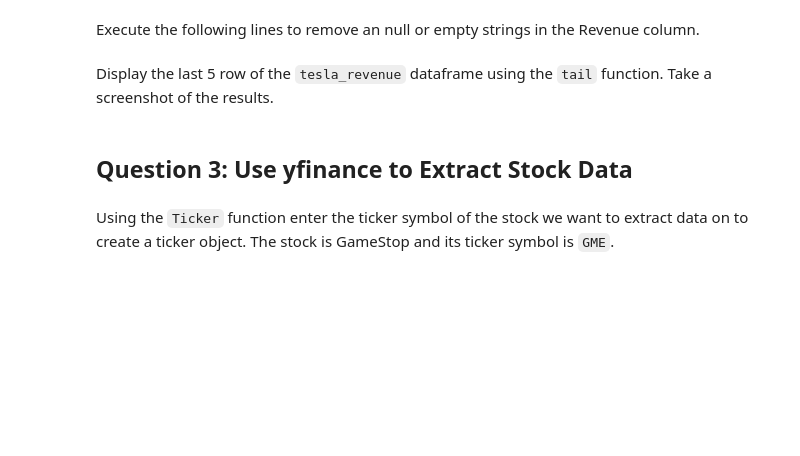
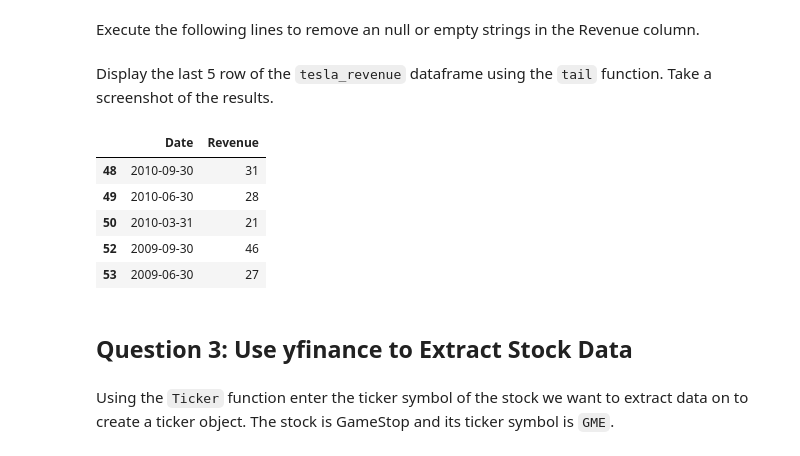
Before and after one commit to PedroPrebeck/IBM-Data-Science, a Jupyter notebook: Module 5 - Python Project for Data Science/Final Assignment.ipynb, the cells around one changed output. Drawn from its saved outputs; the diff is of its cells as text; code cells hidden in the pictures; blank space fills up the shorter version.

````diff
--- a/Module 5 - Python Project for Data Science/Final Assignment.ipynb
+++ b/Module 5 - Python Project for Data Science/Final Assignment.ipynb
@@ -111,8 +118,13 @@ Using the ticker object and the function `history` extract stock information and
 ## Question 2: Use Webscraping to Extract Tesla Revenue Data
 # %% [markdown]
 Use the `requests` library to download the webpage https://cf-courses-data.s3.us.cloud-object-storage.appdomain.cloud/IBMDeveloperSkillsNetwork-PY0220EN-SkillsNetwork/labs/project/revenue.htm Save the text of the response as a variable named `html_data`.
+# %%
+url = "https://cf-courses-data.s3.us.cloud-object-storage.appdomain.cloud/IBMDeveloperSkillsNetwork-PY0220EN-SkillsNetwork/labs/project/revenue.htm"
+html_data = requests.get(url).text
 # %% [markdown]
 Parse the html data using `beautiful_soup`.
+# %%
+soup = BeautifulSoup(html_data, 'html.parser')
 # %% [markdown]
 Using `BeautifulSoup` or the `read_html` function extract the table with `Tesla Quarterly Revenue` and store it into a dataframe named `tesla_revenue`. The dataframe should have columns `Date` and `Revenue`.
 # %% [markdown]
@@ -130,6 +142,17 @@ If you want to use the read_html function the table is located at index 1
 ```
 
 </details>
+# %%
+table = soup.find_all("tbody")[1]
+rows = table.find_all("tr")
+data = []
+for row in rows:
+    cells = row.find_all("td")
+    date = cells[0].get_text()
+    revenue = cells[1].get_text()
+    data.append({"Date": date, "Revenue": revenue})
+
+tesla_revenue = pd.DataFrame(data)
 # %% [markdown]
 Execute the following line to remove the comma and dollar sign from the `Revenue` column.
 # %%
@@ -142,6 +164,15 @@ tesla_revenue.dropna(inplace=True)
 tesla_revenue = tesla_revenue[tesla_revenue['Revenue'] != ""]
 # %% [markdown]
 Display the last 5 row of the `tesla_revenue` dataframe using the `tail` function. Take a screenshot of the results.
+# %%
+tesla_revenue.tail(5)
+# %% [output]
+|  | Date | Revenue |
+| 48 | 2010-09-30 | 31 |
+| 49 | 2010-06-30 | 28 |
+| 50 | 2010-03-31 | 21 |
+| 52 | 2009-09-30 | 46 |
+| 53 | 2009-06-30 | 27 |
 # %% [markdown]
 ## Question 3: Use yfinance to Extract Stock Data
 # %% [markdown]
````
Also changed, not shown: parts of 15 cells of this notebook.
